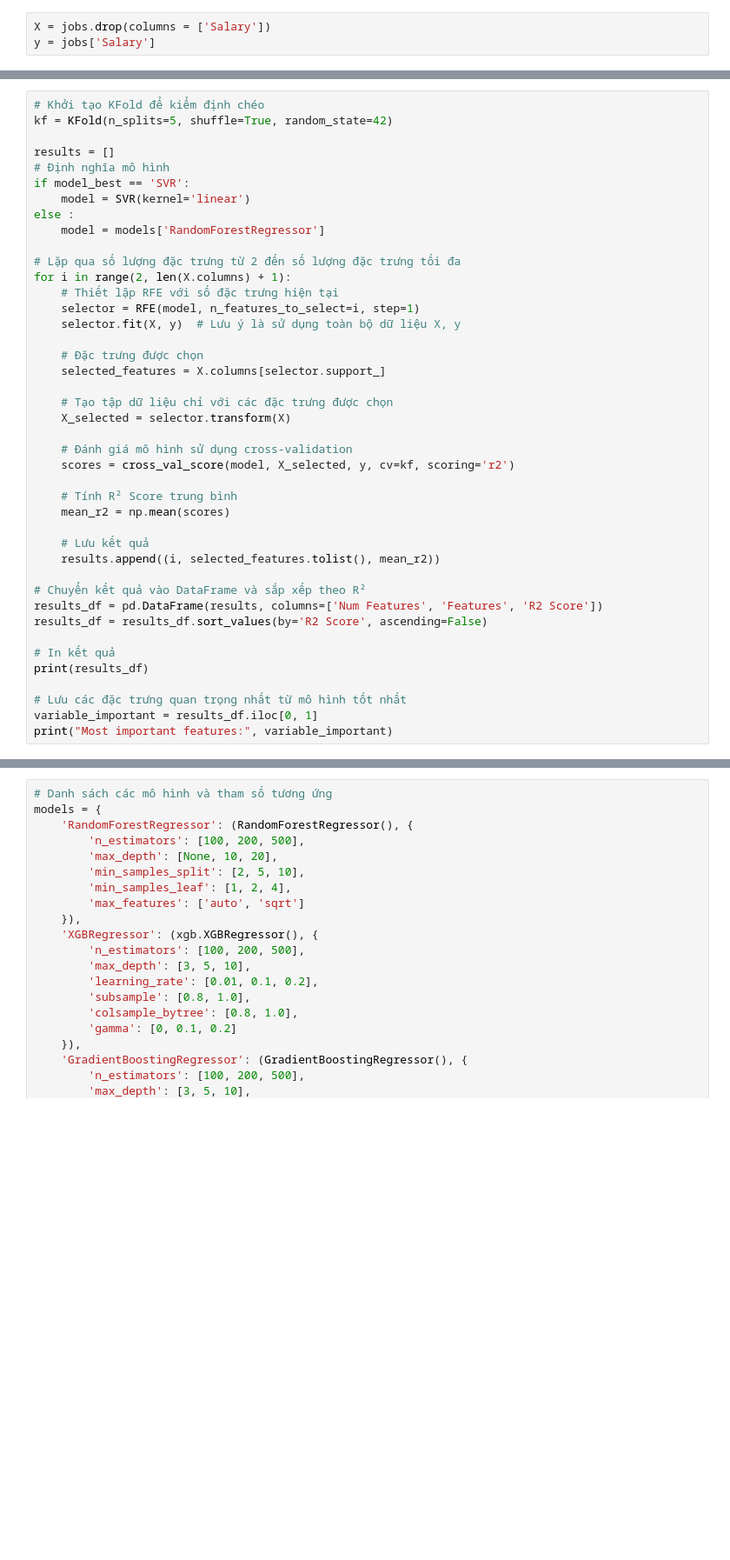
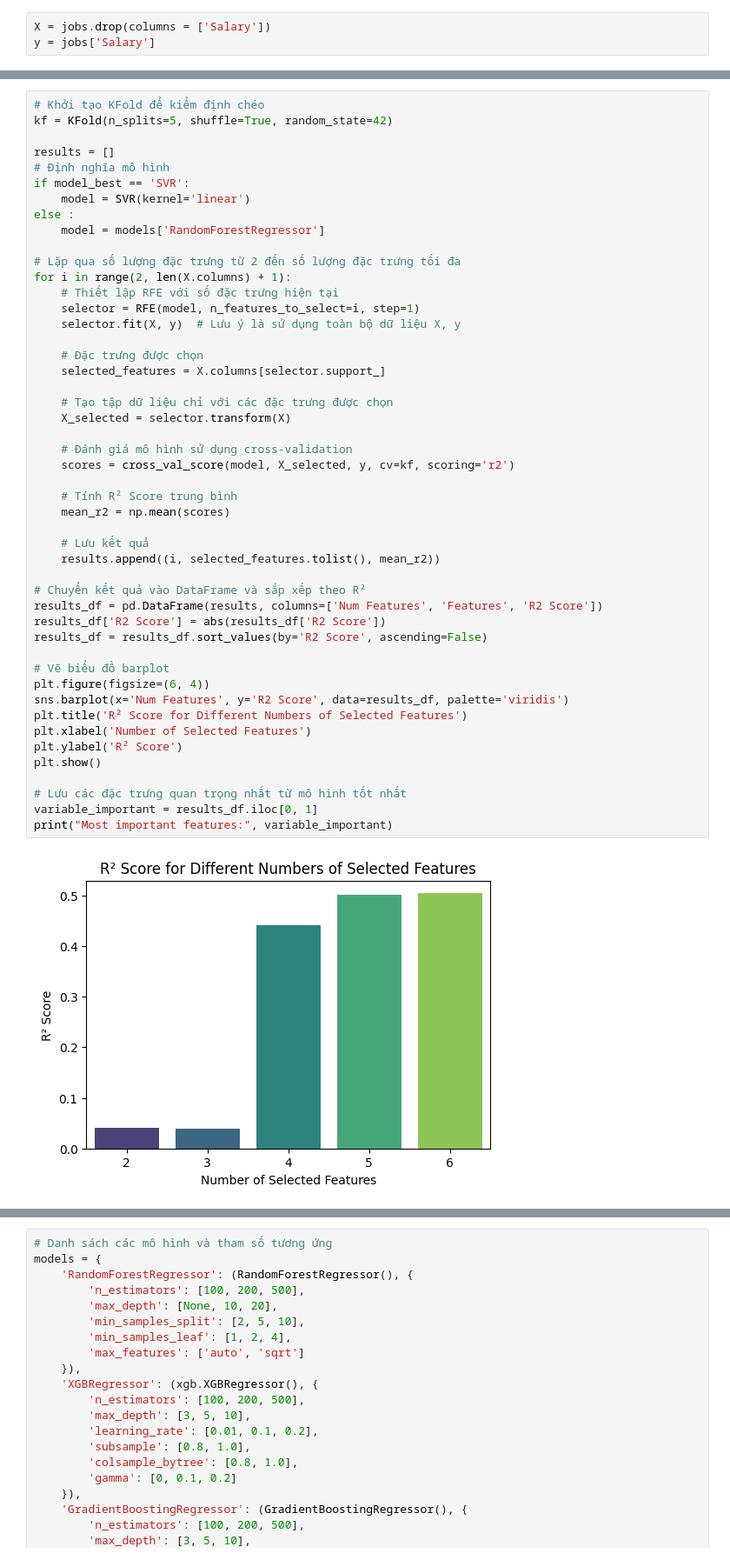
Before and after one commit to mxtruongplayboy/IT-salary-forecast-based-on-job-postings, a Jupyter notebook: src/Data-Science-Analysis-Regression.ipynb, the cells around one changed output, grey strips where cells are left out. Shown at 87% size. Drawn from its saved outputs; the diff is of its cells as text; blank space fills up the shorter version.

```diff
--- a/src/Data-Science-Analysis-Regression.ipynb
+++ b/src/Data-Science-Analysis-Regression.ipynb
@@ -250,32 +264,39 @@ else :
 # Lặp qua số lượng đặc trưng từ 2 đến số lượng đặc trưng tối đa
 for i in range(2, len(X.columns) + 1):
     # Thiết lập RFE với số đặc trưng hiện tại
     selector = RFE(model, n_features_to_select=i, step=1)
     selector.fit(X, y)  # Lưu ý là sử dụng toàn bộ dữ liệu X, y
 
     # Đặc trưng được chọn
     selected_features = X.columns[selector.support_]
 
     # Tạo tập dữ liệu chỉ với các đặc trưng được chọn
     X_selected = selector.transform(X)
 
     # Đánh giá mô hình sử dụng cross-validation
     scores = cross_val_score(model, X_selected, y, cv=kf, scoring='r2')
 
     # Tính R² Score trung bình
     mean_r2 = np.mean(scores)
 
     # Lưu kết quả
     results.append((i, selected_features.tolist(), mean_r2))
 
 # Chuyển kết quả vào DataFrame và sắp xếp theo R²
 results_df = pd.DataFrame(results, columns=['Num Features', 'Features', 'R2 Score'])
+results_df['R2 Score'] = abs(results_df['R2 Score'])
 results_df = results_df.sort_values(by='R2 Score', ascending=False)
 
-# In kết quả
-print(results_df)
+# Vẽ biểu đồ barplot
+plt.figure(figsize=(6, 4))
+sns.barplot(x='Num Features', y='R2 Score', data=results_df, palette='viridis')
+plt.title('R² Score for Different Numbers of Selected Features')
+plt.xlabel('Number of Selected Features')
+plt.ylabel('R² Score')
+plt.show()
 
 # Lưu các đặc trưng quan trọng nhất từ mô hình tốt nhất
 variable_important = results_df.iloc[0, 1]
 print("Most important features:", variable_important)
 # %% [output]
+[figure, added]
```
Also changed, not shown: parts of 12 cells of this notebook, 4 other files.
